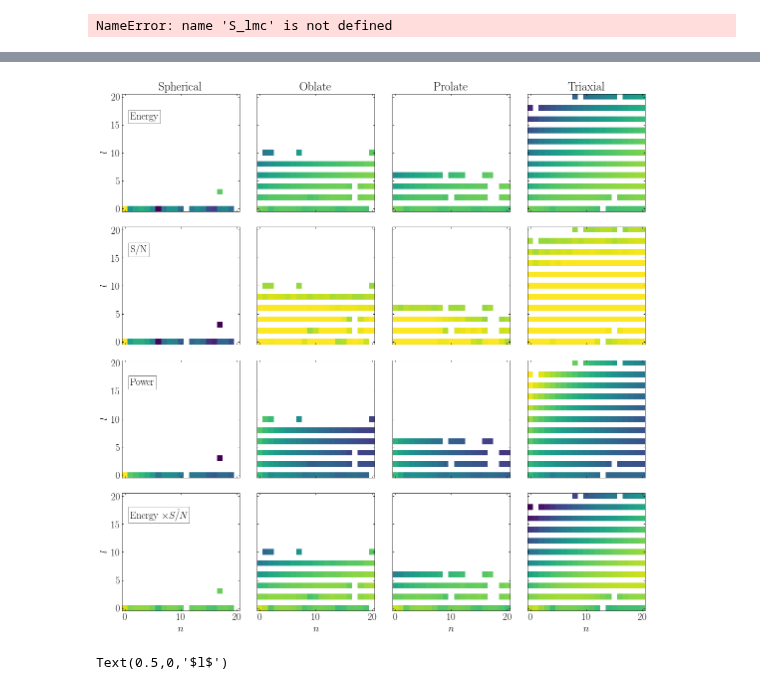
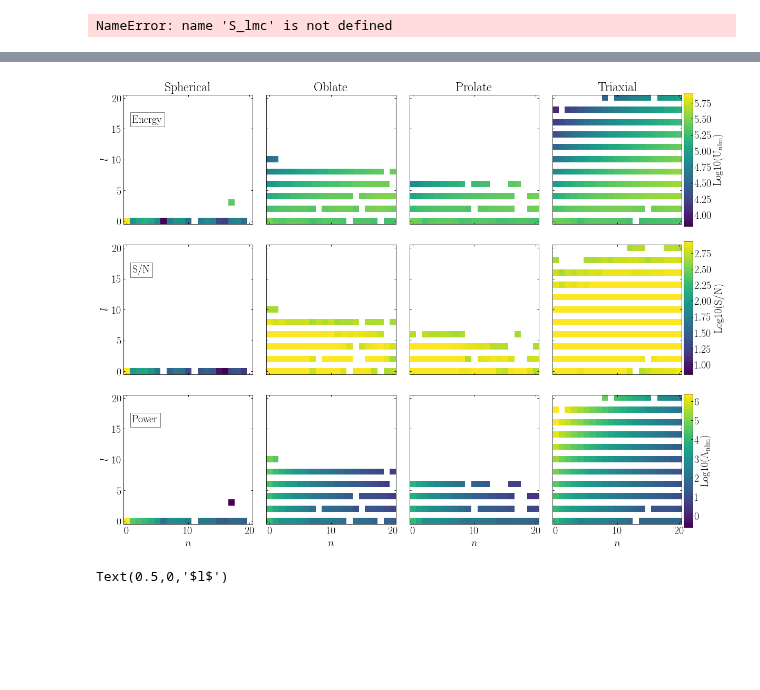
Before and after one commit to jngaravitoc/MW-LMC-SCF, a Jupyter notebook: notebooks/Coefficients_viz.ipynb, the cells around one changed output, grey strips where cells are left out. Saved outputs shown, nothing was run; the diff lists cells and outputs as text; code cells hidden in the pictures; blank space fills up the shorter version.

```diff
--- a/notebooks/Coefficients_viz.ipynb
+++ b/notebooks/Coefficients_viz.ipynb
@@ -153,3 +151,18 @@ S_t1, T_t1, N_t1, sn_t1 = smooth_coeff(coeff_t1, covmat_t1, 0, 1, 20, 20, 20, sn
 
 S_sph1, T_sph1, N_sph1, sn_sph1 = smooth_coeff(coeff_sph, covmat_sph, 0, 11, 20, 20, 20, sn_cut,
                                 mass, snap=0, sn_out=1)
+# %%
+sn_cut = 0
+
+S_s, T_s, N_s1, sn_s1 = smooth_coeff(coeff_s1, covmat_s1, 0, 10, 20, 20, 20, sn_cut,
+                                mass, snap=0, sn_out=1)
+
+S_q, T_q, N_q, sn_q1 = smooth_coeff(coeff_q1, covmat_q1, 0, 1, 20, 20, 20, sn_cut,
+                                mass, snap=0, sn_out=1)
+
+S_t, T_t, N_t, sn_t1 = smooth_coeff(coeff_t1, covmat_t1, 0, 1, 20, 20, 20, sn_cut,
+                                mass, snap=0, sn_out=1)
+
+
+S_sph, T_sph, N_sph, sn_sph1 = smooth_coeff(coeff_sph, covmat_sph, 0, 11, 20, 20, 20, sn_cut,
+                                mass, snap=0, sn_out=1)
@@ -208,61 +268,73 @@ TypeError: coeff_energy() missing 2 required positional arguments: 'vmin' and 'v
 # %%
 A_sph = np.sqrt(S_sph1**2 + T_sph1**2)
-A_s1 = np.sqrt(S_s1**2 + T_t1**2)
+A_s1 = np.sqrt(S_s1**2 + T_s1**2)
 A_q1 = np.sqrt(S_q1**2 + T_q1**2)
 A_t1 = np.sqrt(S_t1**2 + T_t1**2)
 # %%
-fig, ax = subplots(4, 4, figsize=(16, 16), sharex=True, sharey=True)
-
-ax[0][0].imshow(np.log10(np.abs(U_sph.T)), origin='lower')
+fig, ax = subplots(3, 4, figsize=(16, 13), sharex=True, sharey=True)
+m=0
+im1 = ax[0][0].imshow(np.log10(np.abs(U_sph.T)), origin='lower')
 ax[0][0].set_title('Spherical')
 ax[0][1].imshow(np.log10(np.abs(U_s1.T)), origin='lower', vmin=-10, vmax=10)
 ax[0][1].set_title('Oblate')
 ax[0][2].imshow(np.log10(np.abs(U_q1.T)), origin='lower', vmin=-10, vmax=10)
 ax[0][2].set_title('Prolate')
 ax[0][3].imshow(np.log10(np.abs(U_t1.T)), origin='lower', vmin=-10, vmax=10)
 ax[0][3].set_title('Triaxial')
 
-ax[1][0].imshow(np.log10(np.abs(sn_sph1[:,:,0].T)), origin='lower')
-ax[1][1].imshow(np.log10(np.abs(sn_s1[:,:,0].T)), origin='lower', vmin=-3, vmax=1.3)
-ax[1][2].imshow(np.log10(np.abs(sn_q1[:,:,0].T)), origin='lower', vmin=-3, vmax=1.3)
-ax[1][3].imshow(np.log10(np.abs(sn_t1[:,:,0].T)), origin='lower', vmin=-3, vmax=1.3)
+im2 = ax[1][0].imshow(np.log10(np.abs(sn_sph1[:,:,m].T)), origin='lower')
+ax[1][1].imshow(np.log10(np.abs(sn_s1[:,:,m].T)), origin='lower', vmin=-3, vmax=1.3)
+ax[1][2].imshow(np.log10(np.abs(sn_q1[:,:,m].T)), origin='lower', vmin=-3, vmax=1.3)
+ax[1][3].imshow(np.log10(np.abs(sn_t1[:,:,m].T)), origin='lower', vmin=-3, vmax=1.3)
 
-ax[2][0].imshow(np.log10(np.abs(A_sph[:,:,0].T)), origin='lower',)
-ax[2][1].imshow(np.log10(np.abs(A_s1[:,:,0].T)), origin='lower', vmin=-3.5, vmax=11)
-ax[2][2].imshow(np.log10(np.abs(A_q1[:,:,0].T)), origin='lower', vmin=-3.5, vmax=11)
-ax[2][3].imshow(np.log10(np.abs(A_t1[:,:,0].T)), origin='lower', vmin=-3.5, vmax=11)
-
+im3 = ax[2][0].imshow(np.log10(np.abs(A_sph[:,:,m].T)), origin='lower',)
+ax[2][1].imshow(np.log10(np.abs(A_s1[:,:,m].T)), origin='lower', vmin=-3.5, vmax=11)
+ax[2][2].imshow(np.log10(np.abs(A_q1[:,:,m].T)), origin='lower', vmin=-3.5, vmax=11)
+ax[2][3].imshow(np.log10(np.abs(A_t1[:,:,m].T)), origin='lower', vmin=-3.5, vmax=11)
+"""
 ax[3][0].imshow(np.log10(np.abs(U_sph*sn_sph1[:,:,0]/np.max(sn_sph1[:,:,0])).T),
                 origin='lower', vmin=-10, vmax=7)
 ax[3][1].imshow(np.log10(np.abs(U_s1*sn_s1[:,:,0]/np.max(sn_s1[:,:,0])).T),
                 origin='lower', vmin=-10, vmax=7)
 ax[3][2].imshow(np.log10(np.abs(U_q1*sn_q1[:,:,0]/np.max(sn_q1[:,:,0])).T),
                 origin='lower', vmin=-10, vmax=7)
 ax[3][3].imshow(np.log10(np.abs(U_t1*sn_t1[:,:,0]/np.max(sn_t1[:,:,0])).T),
                 origin='lower', vmin=-10, vmax=7)
+"""
+ax[2][0].set_xlabel('$n$')
+ax[2][1].set_xlabel('$n$')
+ax[2][2].set_xlabel('$n$')
+ax[2][3].set_xlabel('$n$')
 
-ax[3][0].set_xlabel('$n$')
-ax[3][1].set_xlabel('$n$')
-ax[3][2].set_xlabel('$n$')
-ax[3][3].set_xlabel('$n$')
-
-ax[3][0].set_ylabel('$l$')
+#ax[3][0].set_ylabel('$l$')
 ax[2][0].set_ylabel('$l$')
 ax[0][0].set_ylabel('$l$')
 ax[1][0].set_ylabel('$l$')
 
 ax[0][0].text(1, 16, 'Energy', color='k',
               bbox=dict(facecolor='w', alpha=0.5))
 ax[1][0].text(1, 16, 'S/N', color='k',
               bbox=dict(facecolor='w', alpha=0.5))
 ax[2][0].text(1, 16, 'Power', color='k',
               bbox=dict(facecolor='w', alpha=0.5))
-ax[3][0].text(1, 16, r'Energy $\times \hat{S/N}$', color='k',
-              bbox=dict(facecolor='w', alpha=0.5))
+#ax[3][0].text(1, 16, r'Energy $\times \hat{S/N}$', color='k',
+#              bbox=dict(facecolor='w', alpha=0.5))
+fig_ax1 = fig.add_axes([0.98, 0.68, 0.015, 0.27])
+cbar1 = fig.colorbar(im1, cax=fig_ax1)
+cbar1.set_label(r'$\rm{Log10(U_{nlm})}$')
+
+fig_ax2 = fig.add_axes([0.98, 0.38, 0.015, 0.27])
+cbar2 = fig.colorbar(im2, cax=fig_ax2)
+cbar2.set_label(r'$\rm{Log10(S/N)}$')
+fig_ax3 = fig.add_axes([0.98, 0.07, 0.015, 0.27])
+cbar3 = fig.colorbar(im3, cax=fig_ax3)
+cbar3.set_label(r'$\rm{Log10(A_{nlm})}$')
+
 fig.tight_layout()
-#savefig('trixial_halo_energy.pdf', bbox_inches='tight')
+
+savefig('trixial_halo_energy.pdf', bbox_inches='tight')
 # %% [output]
-[figure, old version]
+[figure, new version]
 # %%
 nmax=21
 U_q1_n = np.zeros(nmax)
```
Also changed, not shown: parts of 24 cells of this notebook.
